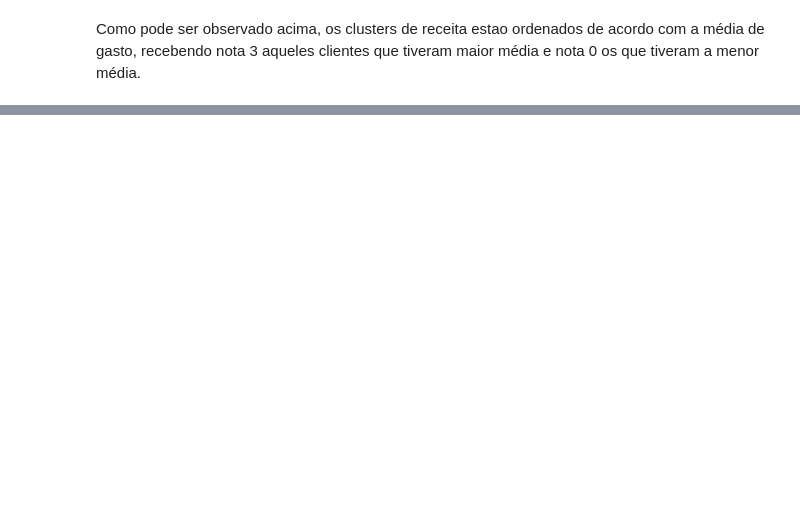
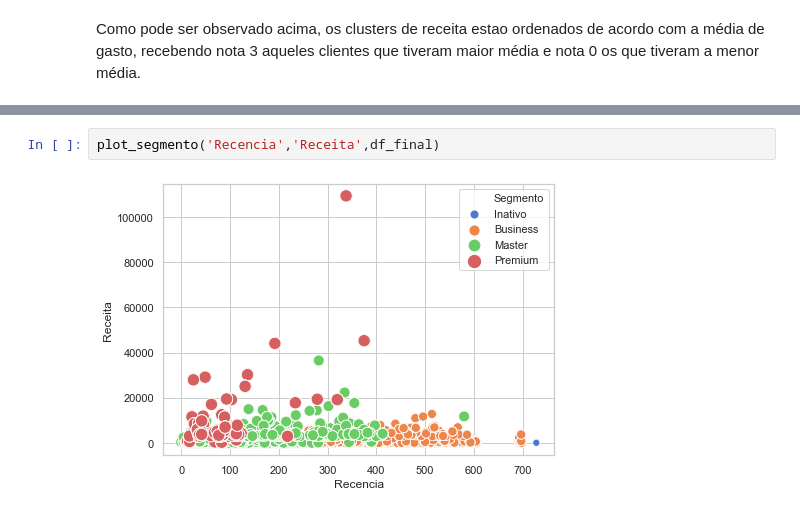
Before and after one commit to robertferro/Clustering, a Jupyter notebook: segmentacao_de_clientes/segmentacao_de_clientes.ipynb, the cells around one changed output, grey strips where cells are left out. Cells and saved outputs as stored; diff of their text form; blank space fills up the shorter version.

```diff
--- a/segmentacao_de_clientes/segmentacao_de_clientes.ipynb
+++ b/segmentacao_de_clientes/segmentacao_de_clientes.ipynb
@@ -524,0 +572,4 @@ df_usuario.head()
+# %%
+plot_segmento('Recencia','Receita',df_final)
+# %% [output]
+[figure, added]
```
Also changed, not shown: parts of 39 cells of this notebook, 1 other file.
